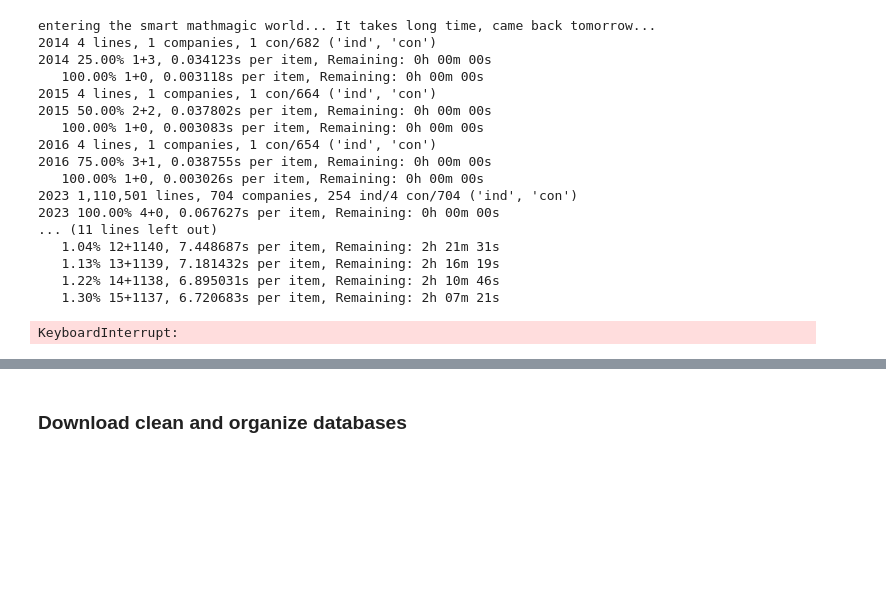
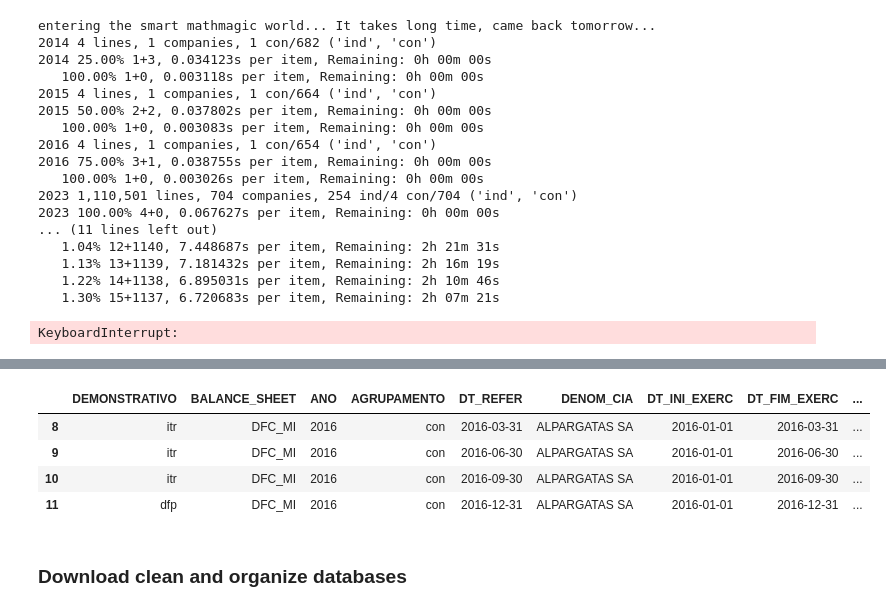
Before and after one commit to faustostangler/DSH, a Jupyter notebook: read_cvm.ipynb, the cells around one changed output, grey strips where cells are left out. Drawn from its saved outputs; the diff is of its cells as text; code cells hidden in the pictures; blank space fills up the shorter version.

Commit message:
processing groups OK

```diff
--- a/read_cvm.ipynb
+++ b/read_cvm.ipynb
@@ -1108,0 +1135,3 @@ print(df_merged)
+# %%
+cvm_now = load_pkl(f'{app_folder}cvm_now')
+cvm_new = load_pkl(f'{app_folder}cvm_new')
@@ -1108,0 +1219,30 @@ print(df_merged)
+# %%
+# Filtering criteria
+mask = (df_merged['DENOM_CIA'] == 'ALPARGATAS SA') & \
+       (df_merged['AGRUPAMENTO'] == 'con') & \
+       (df_merged['CD_CONTA'].isin(['1.01', '3.01', '6.01']))
+
+# Group the filtered DataFrame
+grouped = df_merged.groupby(['DENOM_CIA', 'AGRUPAMENTO', 'CD_CONTA', 'DS_CONTA'])
+
+# Define a wrapper around your function that will update the progress bar
+def wrapper_apply(group):
+    result = apply_adjustments(group)
+    pbar.update(1)  # Update the progress bar by one step
+    return result
+
+# Create a progress bar
+with tqdm(total=grouped.ngroups, desc="Calculating quarter values") as pbar:
+    adjusted_df = grouped.apply(wrapper_apply).reset_index(drop=True)
+# %%
+mask = (adjusted_df['DENOM_CIA'] == 'ALPARGATAS SA') & \
+       (adjusted_df['AGRUPAMENTO'] == 'con') & \
+       (adjusted_df['CD_CONTA'].isin(['6.01']))
+
+adjusted_df[mask][cols]
+# %% [output]
+|  | DEMONSTRATIVO | BALANCE_SHEET | ANO | AGRUPAMENTO | DT_REFER | DENOM_CIA | DT_INI_EXERC | DT_FIM_EXERC | ... |
+| 8 | itr | DFC_MI | 2016 | con | 2016-03-31 | ALPARGATAS SA | 2016-01-01 | 2016-03-31 | ... |
+| 9 | itr | DFC_MI | 2016 | con | 2016-06-30 | ALPARGATAS SA | 2016-01-01 | 2016-06-30 | ... |
+| 10 | itr | DFC_MI | 2016 | con | 2016-09-30 | ALPARGATAS SA | 2016-01-01 | 2016-09-30 | ... |
+| 11 | dfp | DFC_MI | 2016 | con | 2016-12-31 | ALPARGATAS SA | 2016-01-01 | 2016-12-31 | ... |
```
Also changed, not shown: parts of 15 cells of this notebook.
